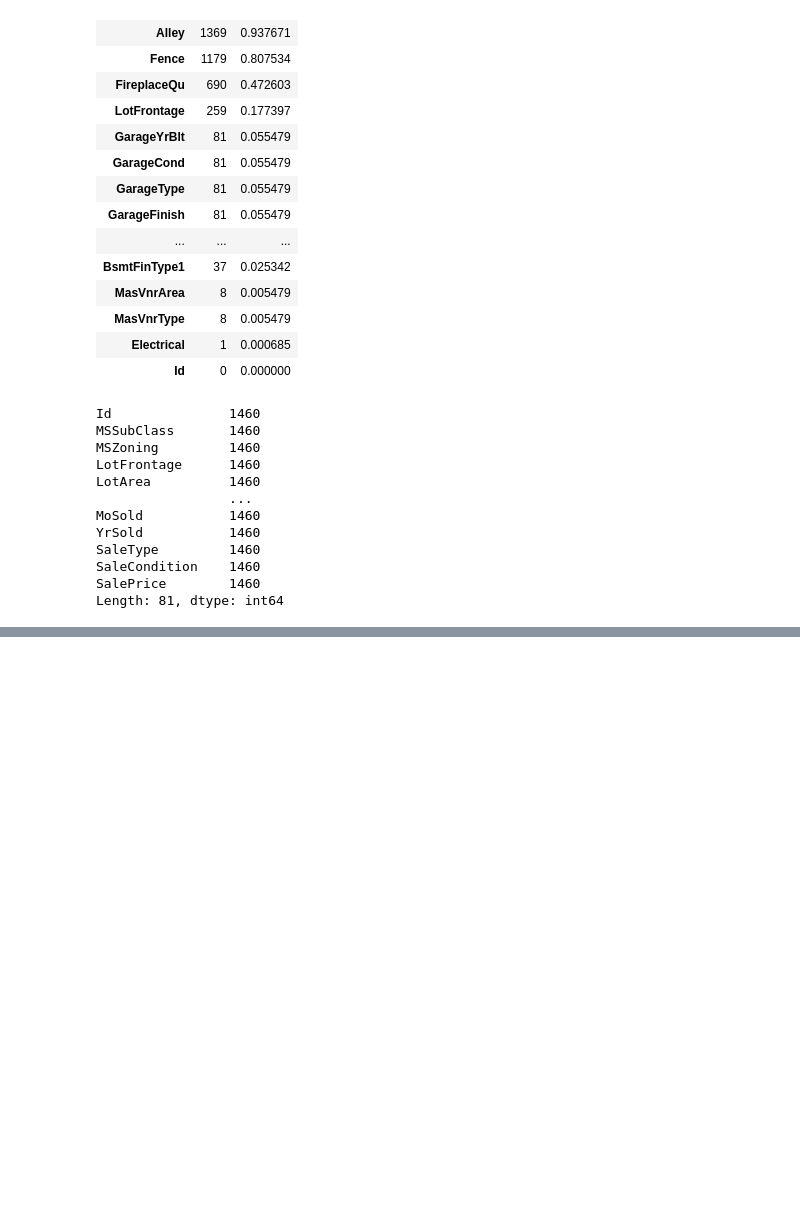
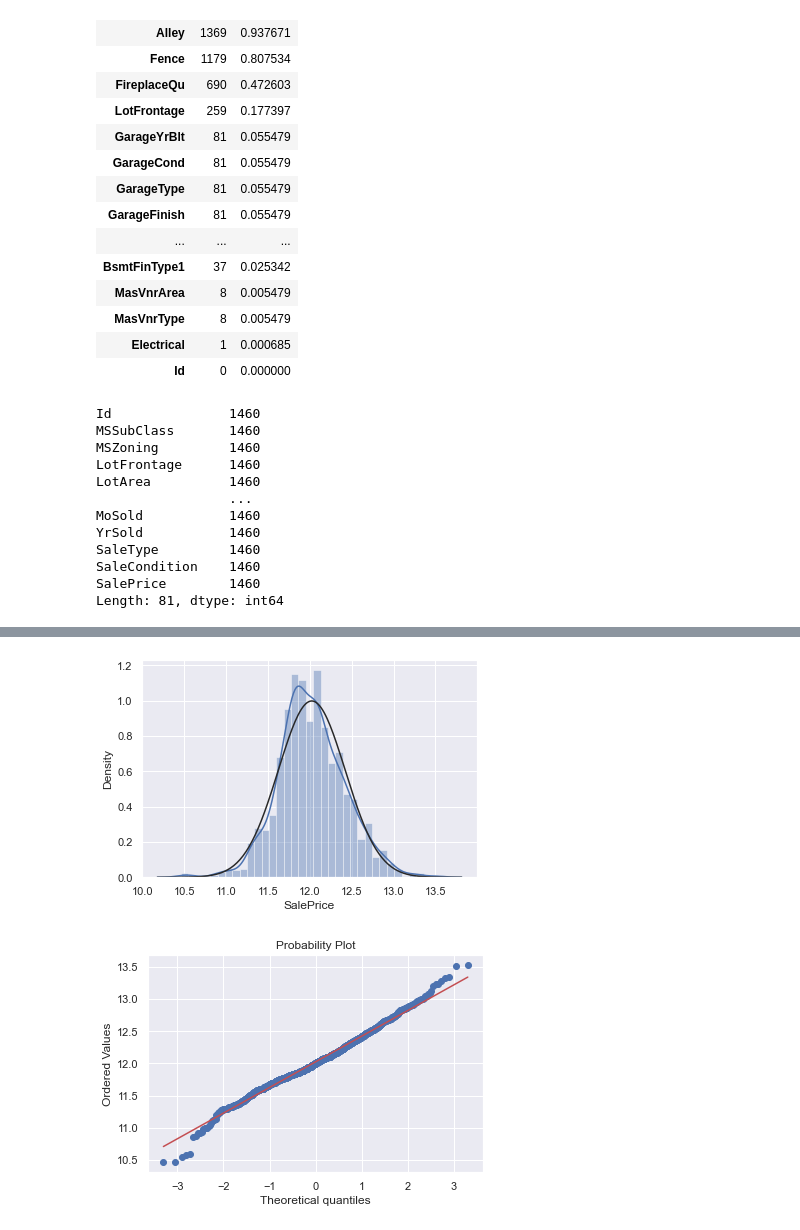
Before and after one commit to doblefilmina/house-prices_advanced-regression-techniques, a Jupyter notebook: comprehensive-data-exploration.ipynb, the cells around one changed output, grey strips where cells are left out. Cells and saved outputs as stored; diff of their text form; code cells hidden in the pictures; blank space fills up the shorter version.

```diff
--- a/comprehensive-data-exploration.ipynb
+++ b/comprehensive-data-exploration.ipynb
@@ -203,0 +287,11 @@ Length: 81, dtype: int64
+# %%
+##Not normal, so apply log transformation
+df_train_drop['SalePrice'] = np.log(df_train_drop['SalePrice'])
+# %%
+#Verify normality in transformed histogram and normal probability plot
+sns.distplot(df_train_drop['SalePrice'], fit=norm)
+fig = plt.figure()
+res = stats.probplot(df_train_drop['SalePrice'], plot=plt)
+# %% [output]
+[figure, added]
+[figure, added]
```
Also changed, not shown: parts of 18 cells of this notebook, 1 other file.
